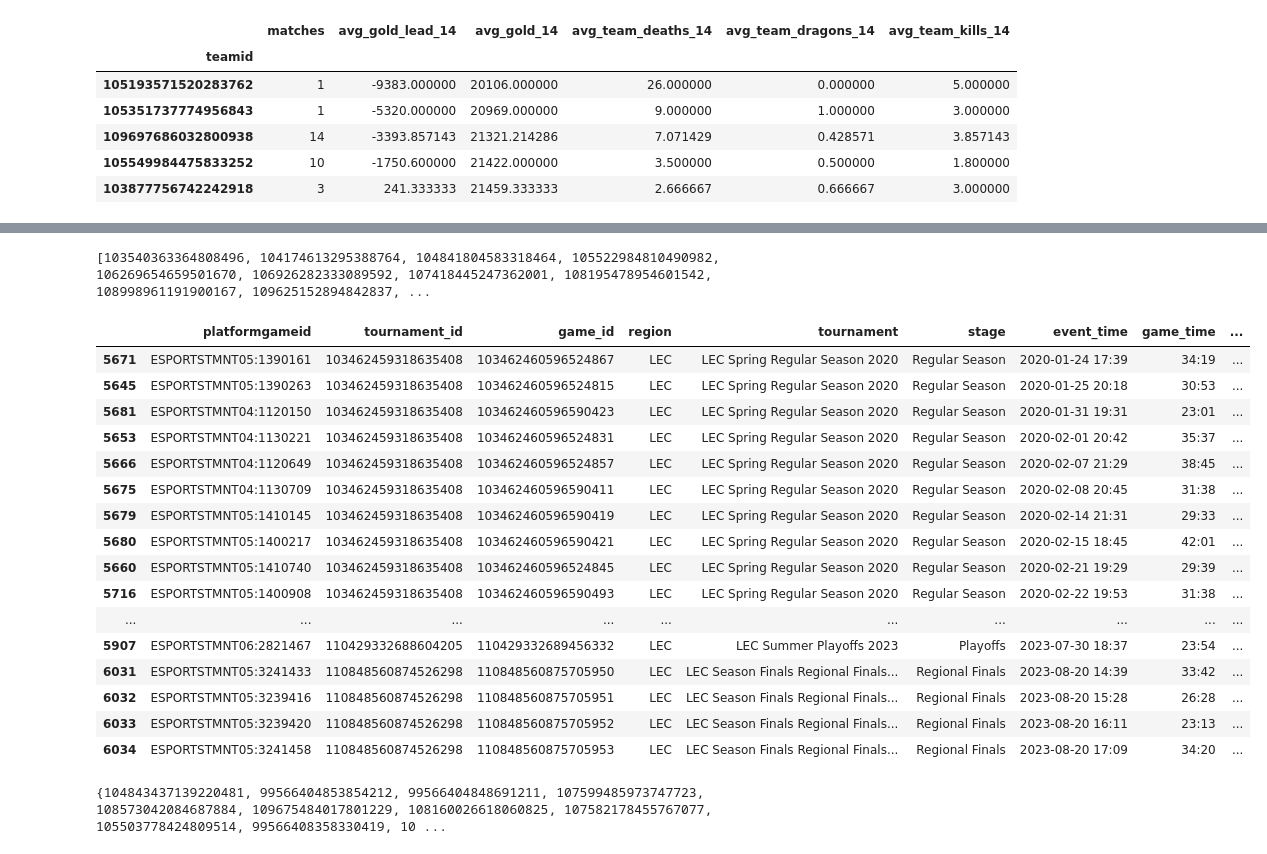
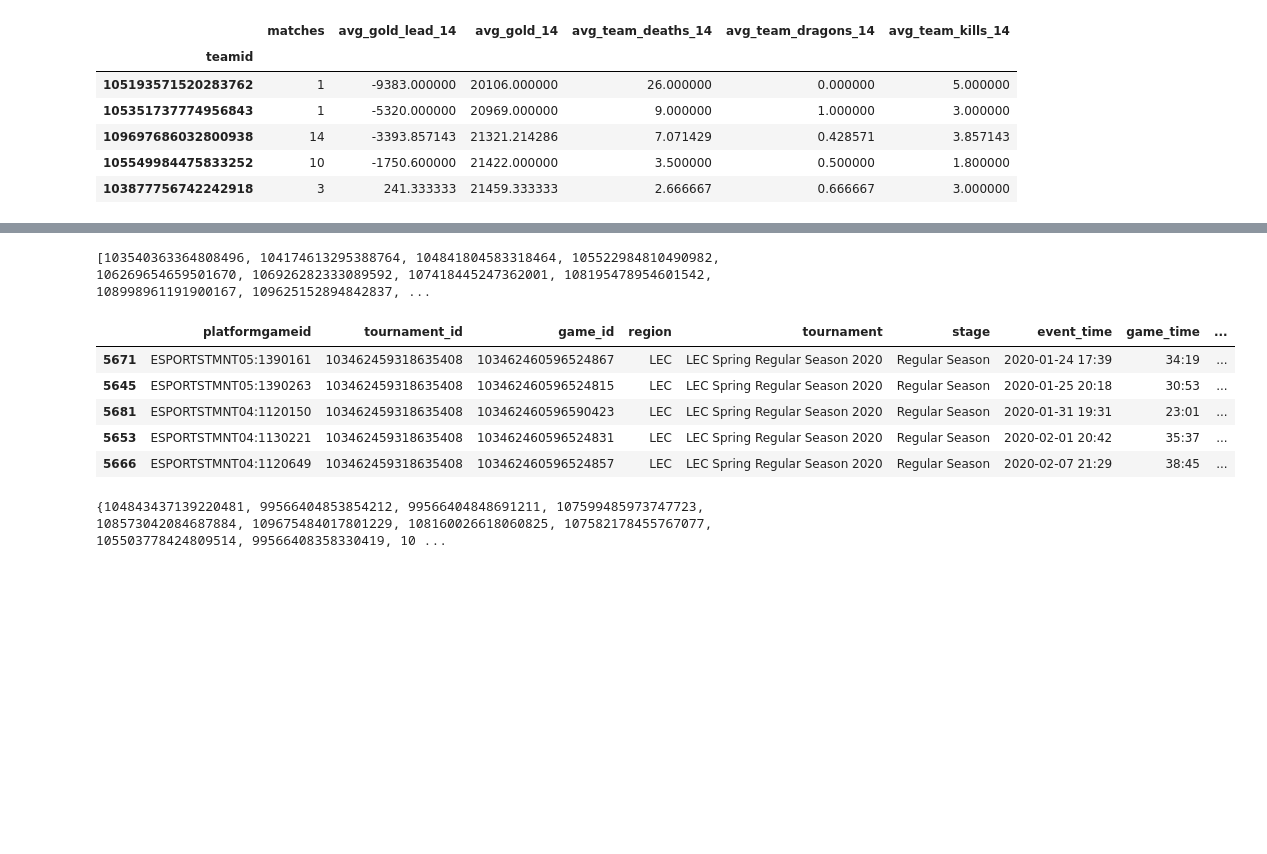
Before and after one commit to Exorcista23/lolpowerrankings, a Jupyter notebook: elo.ipynb, the cells around one changed output, grey strips where cells are left out. Saved outputs shown, nothing was run; the diff lists cells and outputs as text; code cells hidden in the pictures; blank space fills up the shorter version.

```diff
--- a/elo.ipynb
+++ b/elo.ipynb
@@ -316,29 +316,18 @@ elo_df.sort_values('elo', ascending=False).head(20)
 # %%
 #Show all tournaments a given team participated in(in this case GenG)
 print(mh_df['tournament_id'].loc[(mh_df['blue_team_id'] == 100205573495116443) | (mh_df['red_team_id'] == 100205573495116443)].drop_duplicates().to_list())
 
-display(mh_df[['platformgameid', 'tournament_id', 'game_id', 'region', 'tournament', 'stage', 'event_time', 'game_time', 'blue_side', 'red_side', 'winning_side']].loc[mh_df['blue_side'].str.contains('G2') | mh_df['red_side'].str.contains('G2')])
+display(mh_df[['platformgameid', 'tournament_id', 'game_id', 'region', 'tournament', 'stage', 'event_time', 'game_time', 'blue_side', 'red_side', 'winning_side']].loc[mh_df['blue_side'].str.contains('G2') | mh_df['red_side'].str.contains('G2')].head())
 
 print(teams)
 # %% [output]
 [103540363364808496, 104174613295388764, 104841804583318464, 105522984810490982, 106269654659501670, 106926282333089592, 107418445247362001, 108195478954601542, 108998961191900167, 109625152894842837, ...
 |  | platformgameid | tournament_id | game_id | region | tournament | stage | event_time | game_time | ... |
 | 5671 | ESPORTSTMNT05:1390161 | 103462459318635408 | 103462460596524867 | LEC | LEC Spring Regular Season 2020 | Regular Season | 2020-01-24 17:39 | 34:19 | ... |
 | 5645 | ESPORTSTMNT05:1390263 | 103462459318635408 | 103462460596524815 | LEC | LEC Spring Regular Season 2020 | Regular Season | 2020-01-25 20:18 | 30:53 | ... |
 | 5681 | ESPORTSTMNT04:1120150 | 103462459318635408 | 103462460596590423 | LEC | LEC Spring Regular Season 2020 | Regular Season | 2020-01-31 19:31 | 23:01 | ... |
 | 5653 | ESPORTSTMNT04:1130221 | 103462459318635408 | 103462460596524831 | LEC | LEC Spring Regular Season 2020 | Regular Season | 2020-02-01 20:42 | 35:37 | ... |
 | 5666 | ESPORTSTMNT04:1120649 | 103462459318635408 | 103462460596524857 | LEC | LEC Spring Regular Season 2020 | Regular Season | 2020-02-07 21:29 | 38:45 | ... |
-| 5675 | ESPORTSTMNT04:1130709 | 103462459318635408 | 103462460596590411 | LEC | LEC Spring Regular Season 2020 | Regular Season | 2020-02-08 20:45 | 31:38 | ... |
-| 5679 | ESPORTSTMNT05:1410145 | 103462459318635408 | 103462460596590419 | LEC | LEC Spring Regular Season 2020 | Regular Season | 2020-02-14 21:31 | 29:33 | ... |
-| 5680 | ESPORTSTMNT05:1400217 | 103462459318635408 | 103462460596590421 | LEC | LEC Spring Regular Season 2020 | Regular Season | 2020-02-15 18:45 | 42:01 | ... |
-| 5660 | ESPORTSTMNT05:1410740 | 103462459318635408 | 103462460596524845 | LEC | LEC Spring Regular Season 2020 | Regular Season | 2020-02-21 19:29 | 29:39 | ... |
-| 5716 | ESPORTSTMNT05:1400908 | 103462459318635408 | 103462460596590493 | LEC | LEC Spring Regular Season 2020 | Regular Season | 2020-02-22 19:53 | 31:38 | ... |
-| ... | ... | ... | ... | ... | ... | ... | ... | ... | ... |
-| 5907 | ESPORTSTMNT06:2821467 | 110429332688604205 | 110429332689456332 | LEC | LEC Summer Playoffs 2023 | Playoffs | 2023-07-30 18:37 | 23:54 | ... |
-| 6031 | ESPORTSTMNT05:3241433 | 110848560874526298 | 110848560875705950 | LEC | LEC Season Finals Regional Finals... | Regional Finals | 2023-08-20 14:39 | 33:42 | ... |
-| 6032 | ESPORTSTMNT05:3239416 | 110848560874526298 | 110848560875705951 | LEC | LEC Season Finals Regional Finals... | Regional Finals | 2023-08-20 15:28 | 26:28 | ... |
-| 6033 | ESPORTSTMNT05:3239420 | 110848560874526298 | 110848560875705952 | LEC | LEC Season Finals Regional Finals... | Regional Finals | 2023-08-20 16:11 | 23:13 | ... |
-| 6034 | ESPORTSTMNT05:3241458 | 110848560874526298 | 110848560875705953 | LEC | LEC Season Finals Regional Finals... | Regional Finals | 2023-08-20 17:09 | 34:20 | ... |
 {104843437139220481, 99566404853854212, 99566404848691211, 107599485973747723, 108573042084687884, 109675484017801229, 108160026618060825, 107582178455767077, 105503778424809514, 99566408358330419, 10 ...
 # %%
 #Show all stages and regions for use in defining the dictionary of match importance for use in the elo algorithm
```
Also changed, not shown: parts of 6 cells of this notebook, 1 other file.
